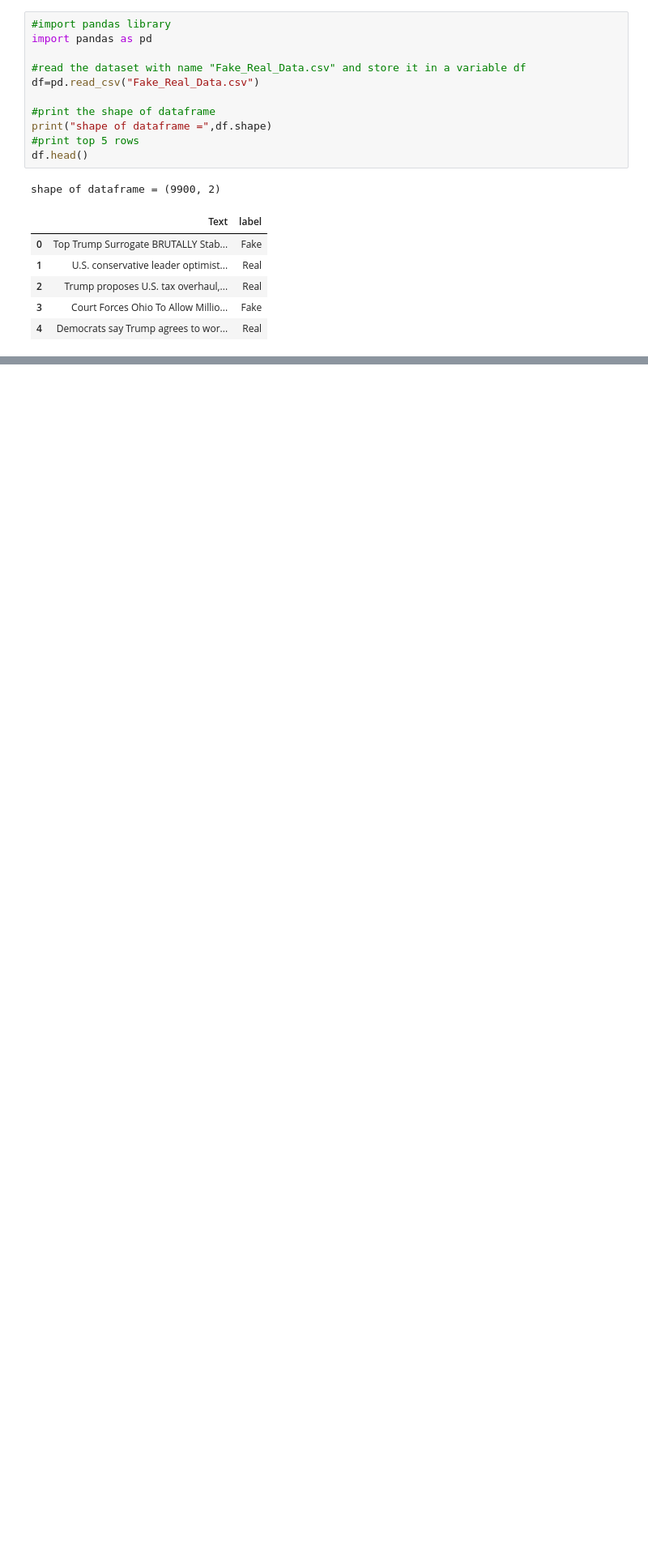
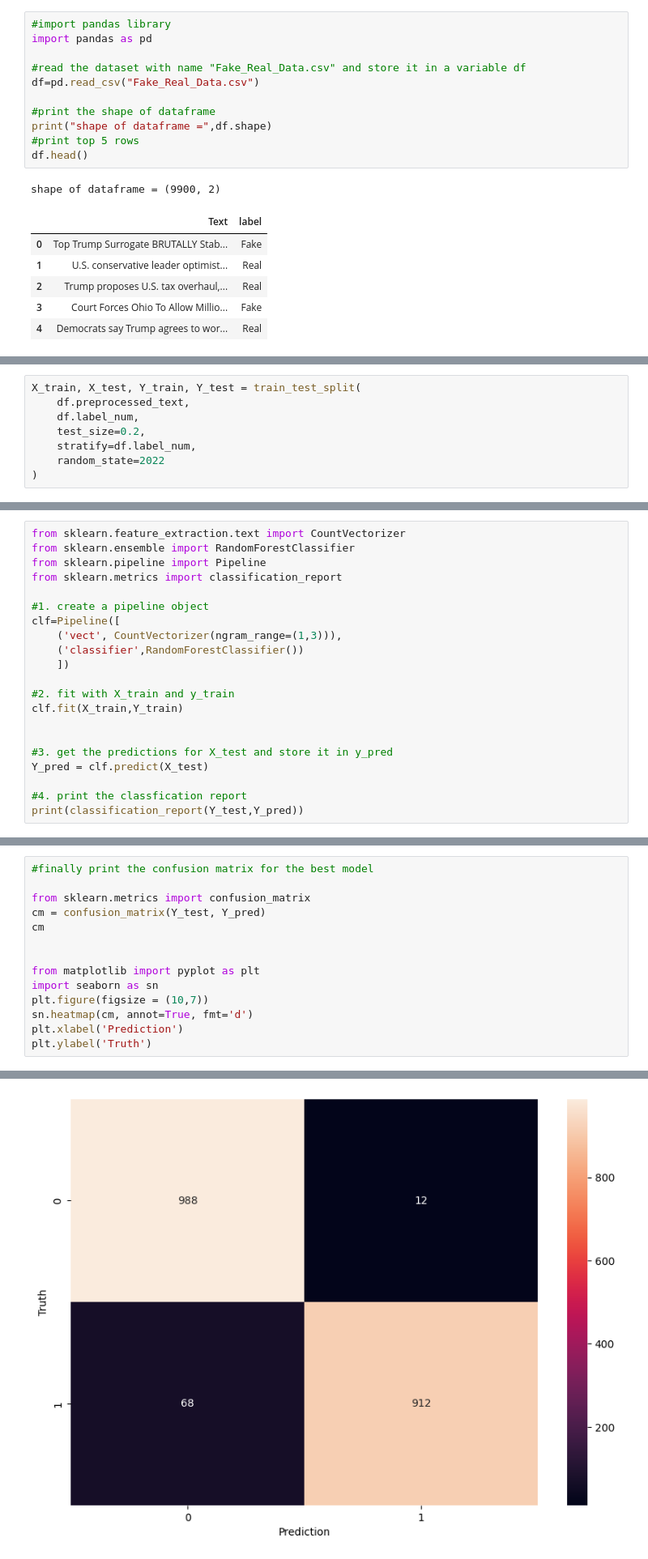
Before and after one commit to poornachandra24/NLP, a Jupyter notebook: Text Representation/Bag_of_ngrams_excercise.ipynb, the cells around one changed output, grey strips where cells are left out. Shown: that part at 81% size. Drawn from its saved outputs; the diff is of its cells as text; blank space fills up the shorter version.

Commit message:
completed countvectorizer excercise

```diff
--- a/Text Representation/Bag_of_ngrams_excercise.ipynb
+++ b/Text Representation/Bag_of_ngrams_excercise.ipynb
@@ -48,0 +283,8 @@ Name: count, dtype: int64
+# %%
+X_train, X_test, Y_train, Y_test = train_test_split(
+    df.preprocessed_text,
+    df.label_num,
+    test_size=0.2,
+    stratify=df.label_num,
+    random_state=2022
+)
@@ -48,0 +339,21 @@ Name: count, dtype: int64
+# %%
+from sklearn.feature_extraction.text import CountVectorizer
+from sklearn.ensemble import RandomForestClassifier
+from sklearn.pipeline import Pipeline
+from sklearn.metrics import classification_report
+
+#1. create a pipeline object
+clf=Pipeline([
+    ('vect', CountVectorizer(ngram_range=(1,3))),
+    ('classifier',RandomForestClassifier())
+    ])
+
+#2. fit with X_train and y_train
+clf.fit(X_train,Y_train)
+
+
+#3. get the predictions for X_test and store it in y_pred
+Y_pred = clf.predict(X_test)
+
+#4. print the classfication report
+print(classification_report(Y_test,Y_pred))
@@ -48,0 +369,15 @@ Name: count, dtype: int64
+# %%
+#finally print the confusion matrix for the best model
+
+from sklearn.metrics import confusion_matrix
+cm = confusion_matrix(Y_test, Y_pred)
+cm
+
+
+from matplotlib import pyplot as plt
+import seaborn as sn
+plt.figure(figsize = (10,7))
+sn.heatmap(cm, annot=True, fmt='d')
+plt.xlabel('Prediction')
+plt.ylabel('Truth')
+# %% [output]
@@ -48,0 +385 @@ Name: count, dtype: int64
+[figure, added]
```
Also changed, not shown: parts of 26 cells of this notebook.
